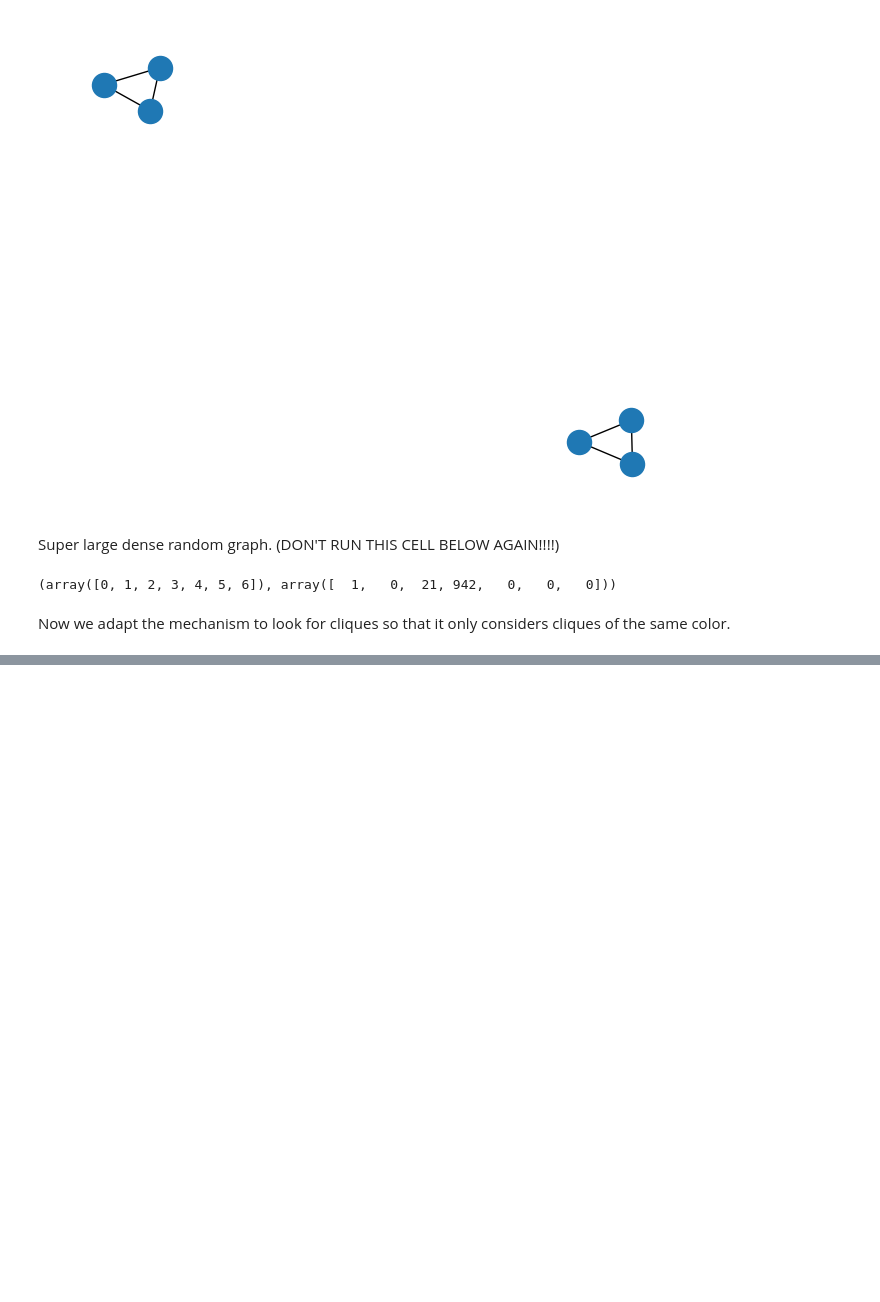
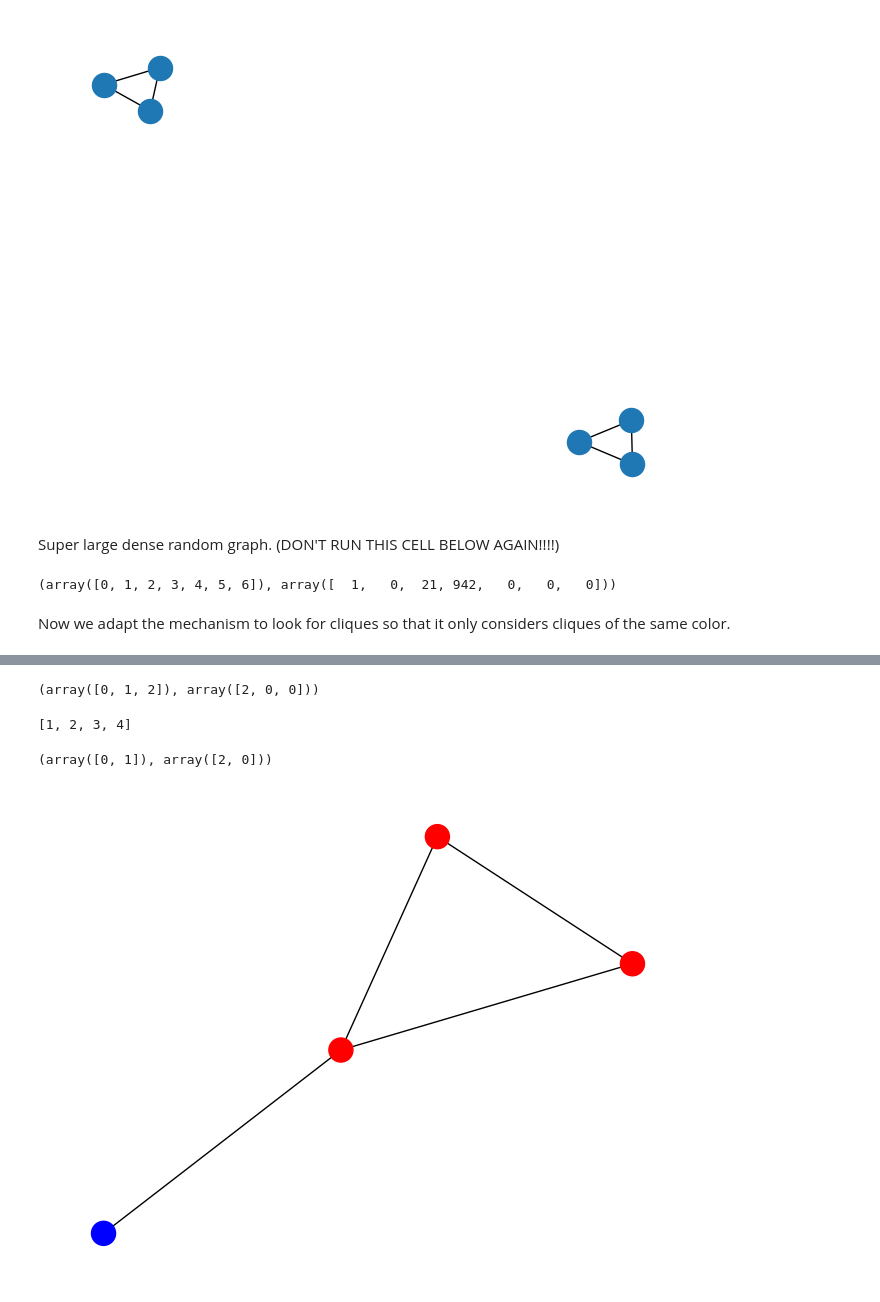
Before and after one commit to legomyleg/clique-homology, a Jupyter notebook: docs/demo2.ipynb, the cells around one changed output, grey strips where cells are left out. Cells and saved outputs as stored; diff of their text form; code cells hidden in the pictures; blank space fills up the shorter version.

```diff
--- a/docs/demo2.ipynb
+++ b/docs/demo2.ipynb
@@ -248,8 +251,19 @@ def betti_numbers(G:nx.Graph):
     corresponding to their respective Betti numbers in the second vector.
     Ensure that the node labels of G are zero-indexed integers.
     """
+    def filter_colored_subgraphs(G):
+        """
+        Generates colored subgraph views for computing colored cliques based on node attribute color.
+        """
+        colors = set(nx.get_node_attributes(G, "color").values())
+        for color in colors:
+            def filter_func(node, c = color):
+                return G.nodes[node].get("color") == c
+
+            yield nx.subgraph_view(G, filter_node=filter_func)
 
     # first, find all cliques in the graph, sorted in descending order by size
+    # this is the change from the previous version to find the colored cliques only
     cliques = sorted([clique for H in filter_colored_subgraphs(G) for clique in nx.enumerate_all_cliques(H)], key=len, reverse=True)
     # we need to keep track of which positions in our matrices our cliques correspond to; we can arbitrarily define these so long as they remain consistent
     # define one dictionary for each size clique in our graph
@@ -321,9 +335,31 @@ def betti_numbers(G:nx.Graph):
         val = rev_nullities[k] - rev_ranks[k+1]
         bettis.append(val)
 
-    # for the last clique of highest dimension the rank of a higher dimensional boundary map is vacuously zero so the quotient group is equal to the kernel of this last boundary map
+    # for the last clique of highest dimension the rank of a higher dimensional boundary map is trivial so the quotient group is equal to the kernel of this last boundary map
     bettis.append(rev_nullities[-1])
 
     # Return dimensions and values
     dims = np.arange(len(bettis))
     return dims, np.array(bettis)
+# %%
+betti_numbers(G)
+# %% [output]
+(array([0, 1, 2]), array([2, 0, 0]))
+# %%
+L = nx.Graph([
+    (1, 2),
+    (2, 3),
+    (3, 1),
+    (1, 4)
+])
+
+colors = dict(zip(list(G.nodes), ['red', 'red', 'red', 'blue']))
+nx.set_node_attributes(L, colors, 'color')
+print(list(L.nodes))
+
+nx.draw(L, node_color = ['red', 'red', 'red', 'blue'])
+betti_numbers(L)
+# %% [output]
+[1, 2, 3, 4]
+(array([0, 1]), array([2, 0]))
+[figure, added]
```
Also changed, not shown: parts of 2 cells of this notebook.
